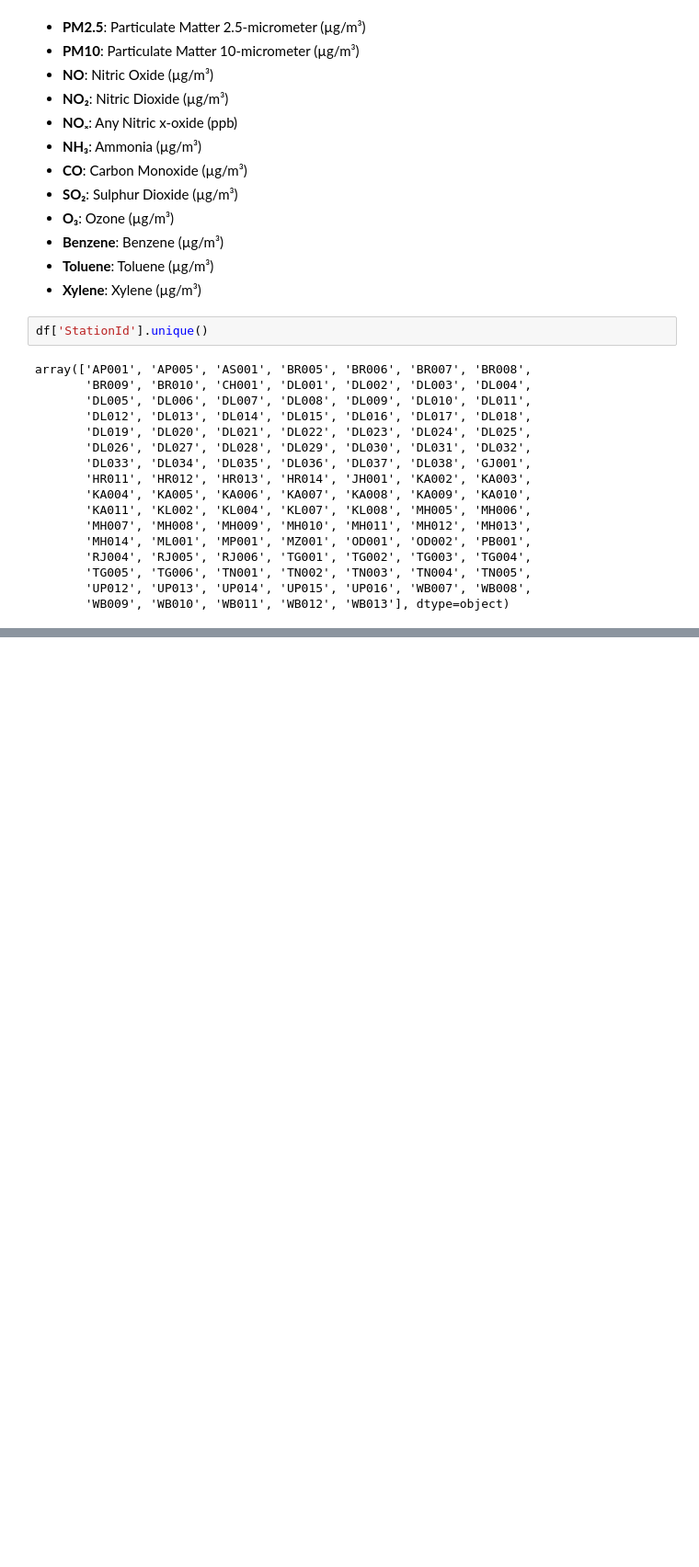
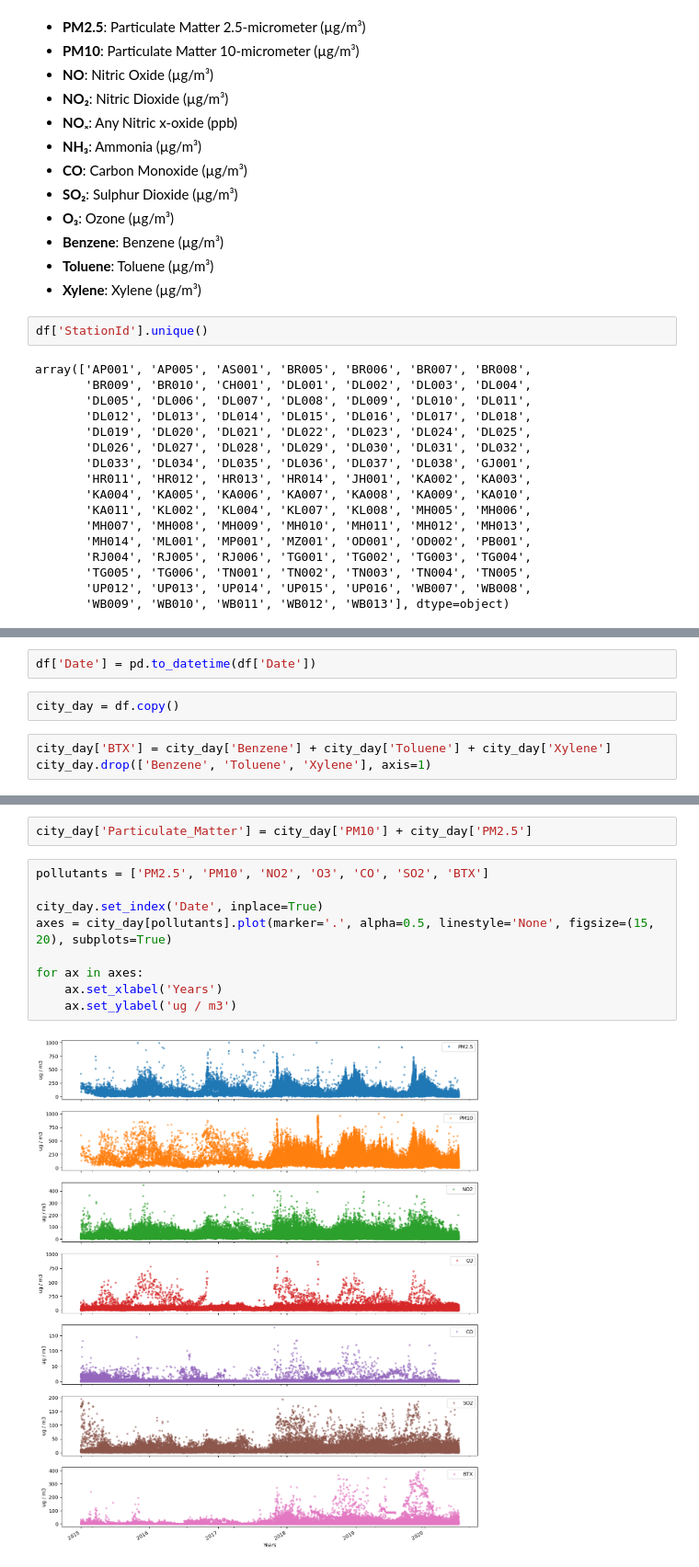
Before and after one commit to S-Nrupendra/Air-Quality-Index-Data-Science-Project, a Jupyter notebook: EDA.ipynb, the cells around one changed output, grey strips where cells are left out. Shown at 92% size. Saved outputs shown, nothing was run; the diff lists cells and outputs as text; blank space fills up the shorter version.

Commit message:
EDA city wise pollution

```diff
--- a/EDA.ipynb
+++ b/EDA.ipynb
@@ -185,0 +136,7 @@ df.shape
+# %%
+df['Date'] = pd.to_datetime(df['Date'])
+# %%
+city_day = df.copy()
+# %%
+city_day['BTX'] = city_day['Benzene'] + city_day['Toluene'] + city_day['Xylene']
+city_day.drop(['Benzene', 'Toluene', 'Xylene'], axis=1)
@@ -185,0 +157,13 @@ df.shape
+# %%
+city_day['Particulate_Matter'] = city_day['PM10'] + city_day['PM2.5']
+# %%
+pollutants = ['PM2.5', 'PM10', 'NO2', 'O3', 'CO', 'SO2', 'BTX']
+
+city_day.set_index('Date', inplace=True)
+axes = city_day[pollutants].plot(marker='.', alpha=0.5, linestyle='None', figsize=(15, 20), subplots=True)
+
+for ax in axes:
+    ax.set_xlabel('Years')
+    ax.set_ylabel('ug / m3')
+# %% [output]
+[figure, added]
```
Also changed, not shown: parts of 19 cells of this notebook.
